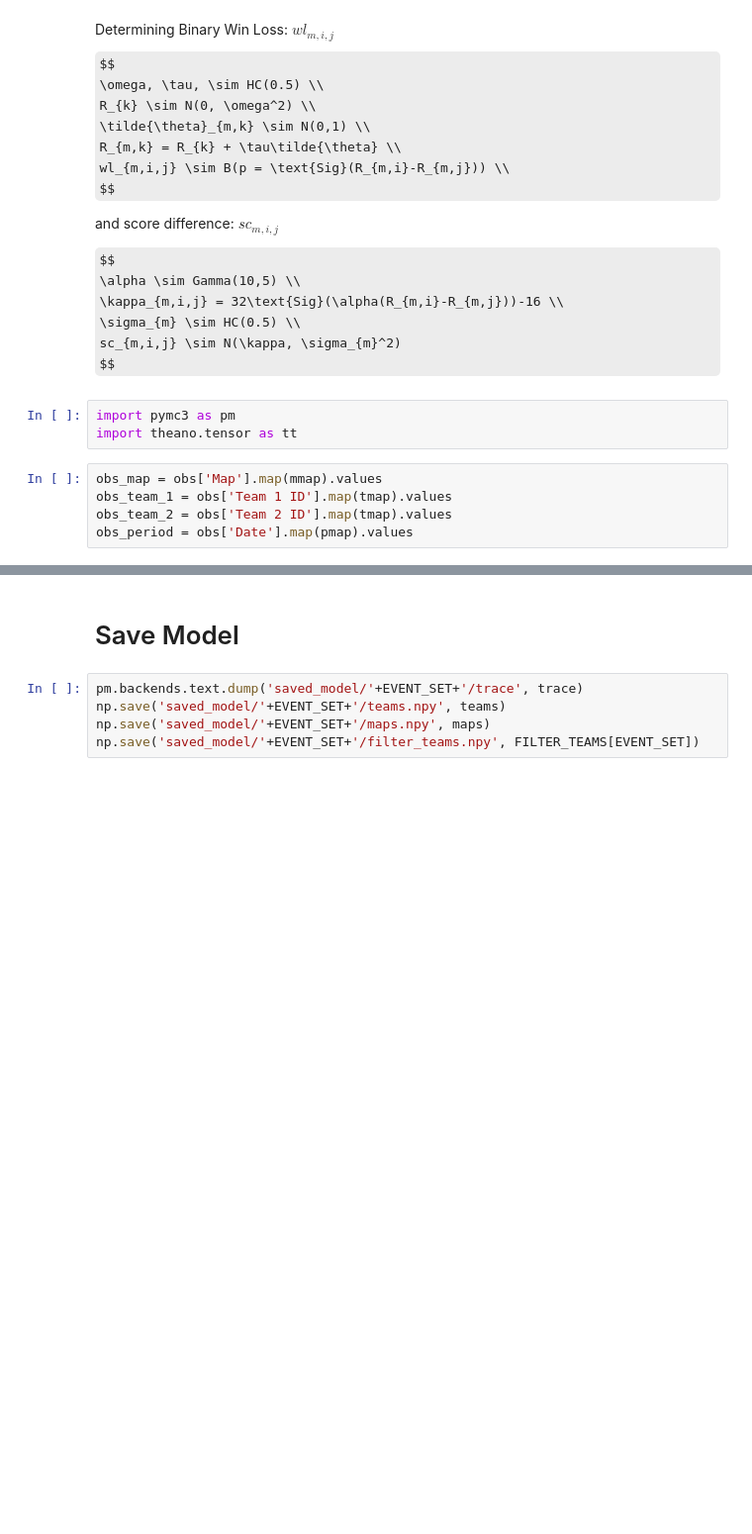
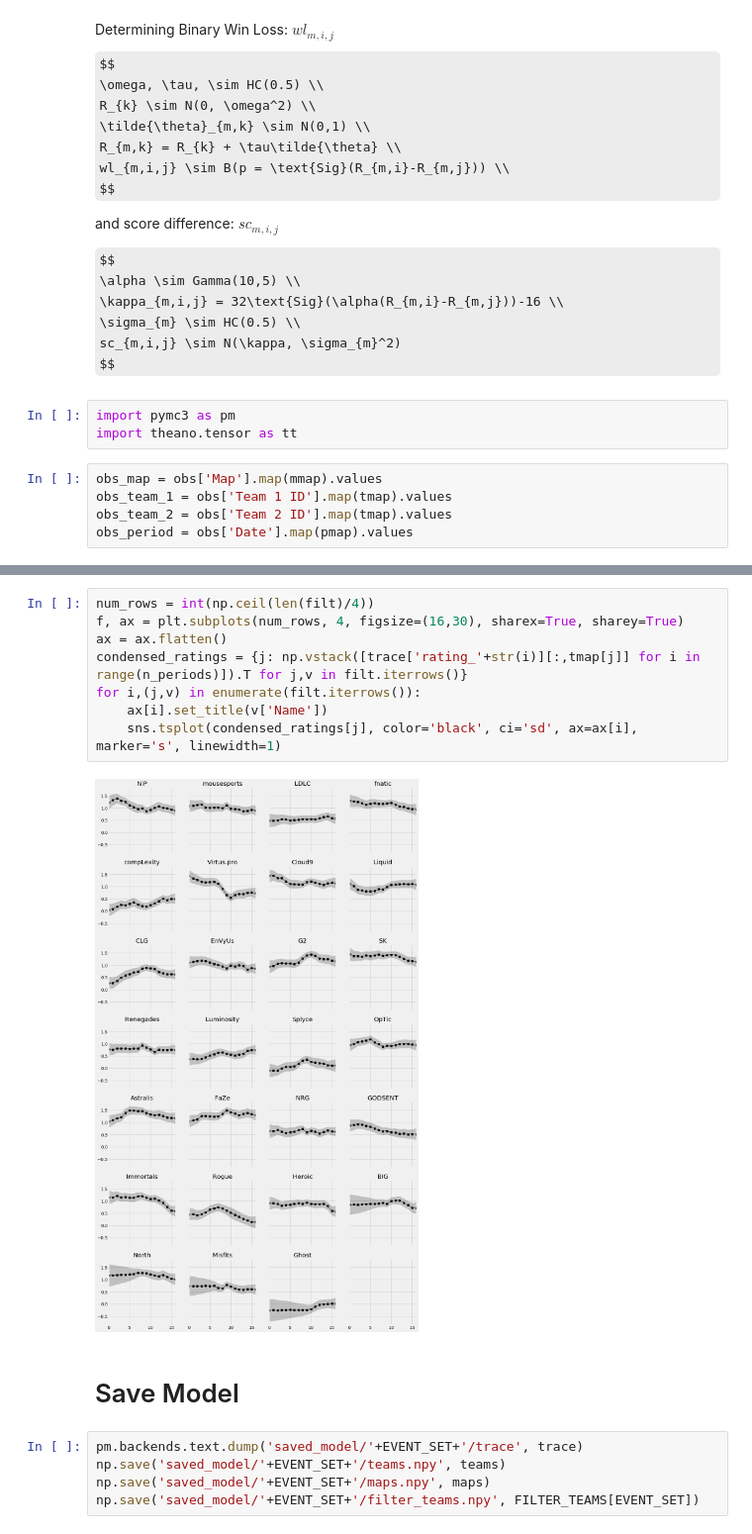
Before and after one commit to Liam-F/cs-rating, a Jupyter notebook: wl_model/wlbet_team_time_model.ipynb, the cells around one changed output, grey strips where cells are left out. Shown at 99% size. Cells and saved outputs as stored; diff of their text form; some formulas as TeX source; blank space fills up the shorter version.

```diff
--- a/wl_model/wlbet_team_time_model.ipynb
+++ b/wl_model/wlbet_team_time_model.ipynb
@@ -198,3 +156,13 @@ ax.legend(loc='center left', bbox_to_anchor=(1, 0.5))
+# %%
+num_rows = int(np.ceil(len(filt)/4))
+f, ax = plt.subplots(num_rows, 4, figsize=(16,30), sharex=True, sharey=True)
+ax = ax.flatten()
+condensed_ratings = {j: np.vstack([trace['rating_'+str(i)][:,tmap[j]] for i in range(n_periods)]).T for j,v in filt.iterrows()}
+for i,(j,v) in enumerate(filt.iterrows()):
+    ax[i].set_title(v['Name'])
+    sns.tsplot(condensed_ratings[j], color='black', ci='sd', ax=ax[i], marker='s', linewidth=1)
+# %% [output]
+[figure, added]
 # %% [markdown]
 # Save Model
 # %%
```
Also changed, not shown: parts of 12 cells of this notebook.
